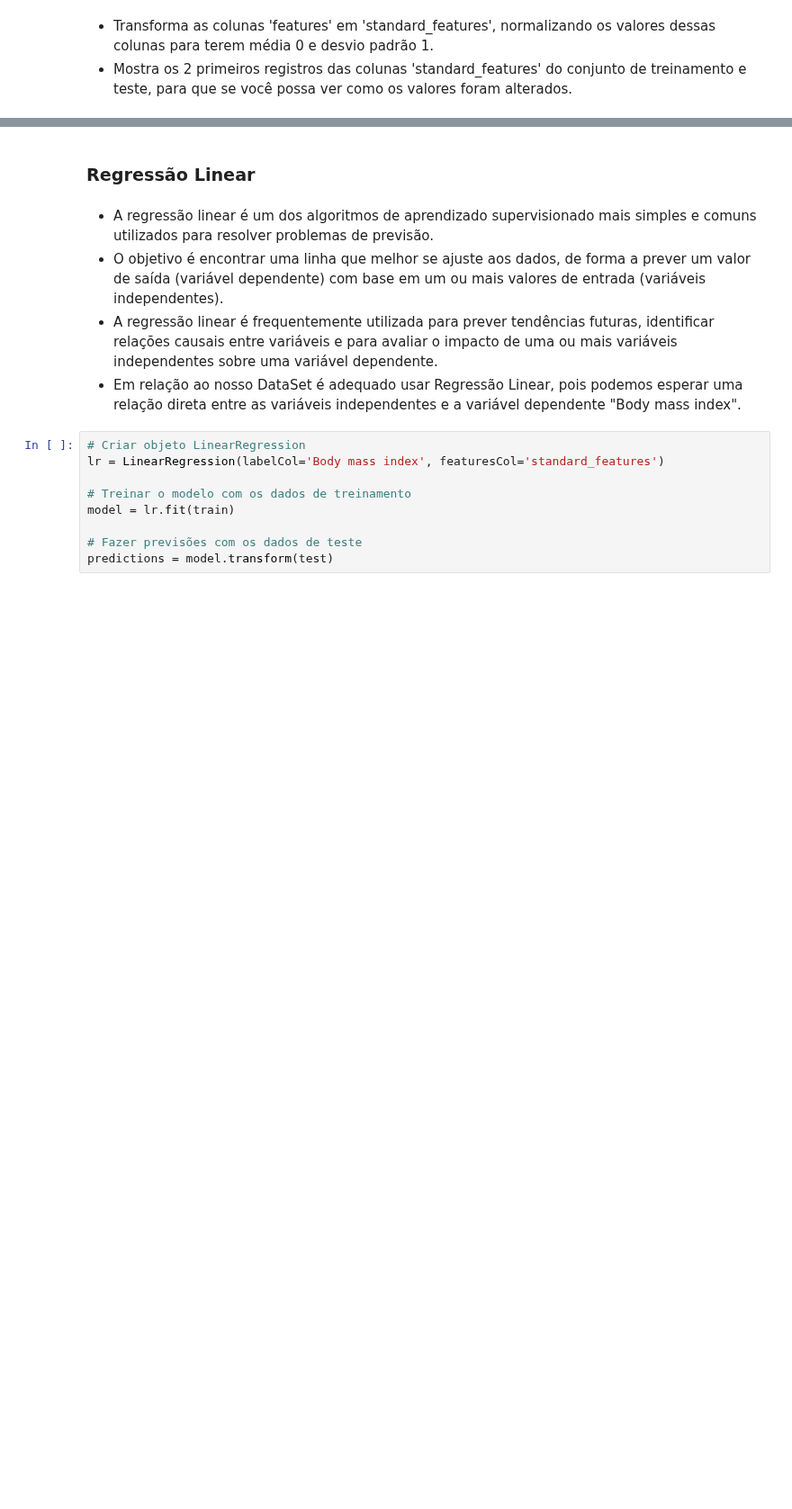
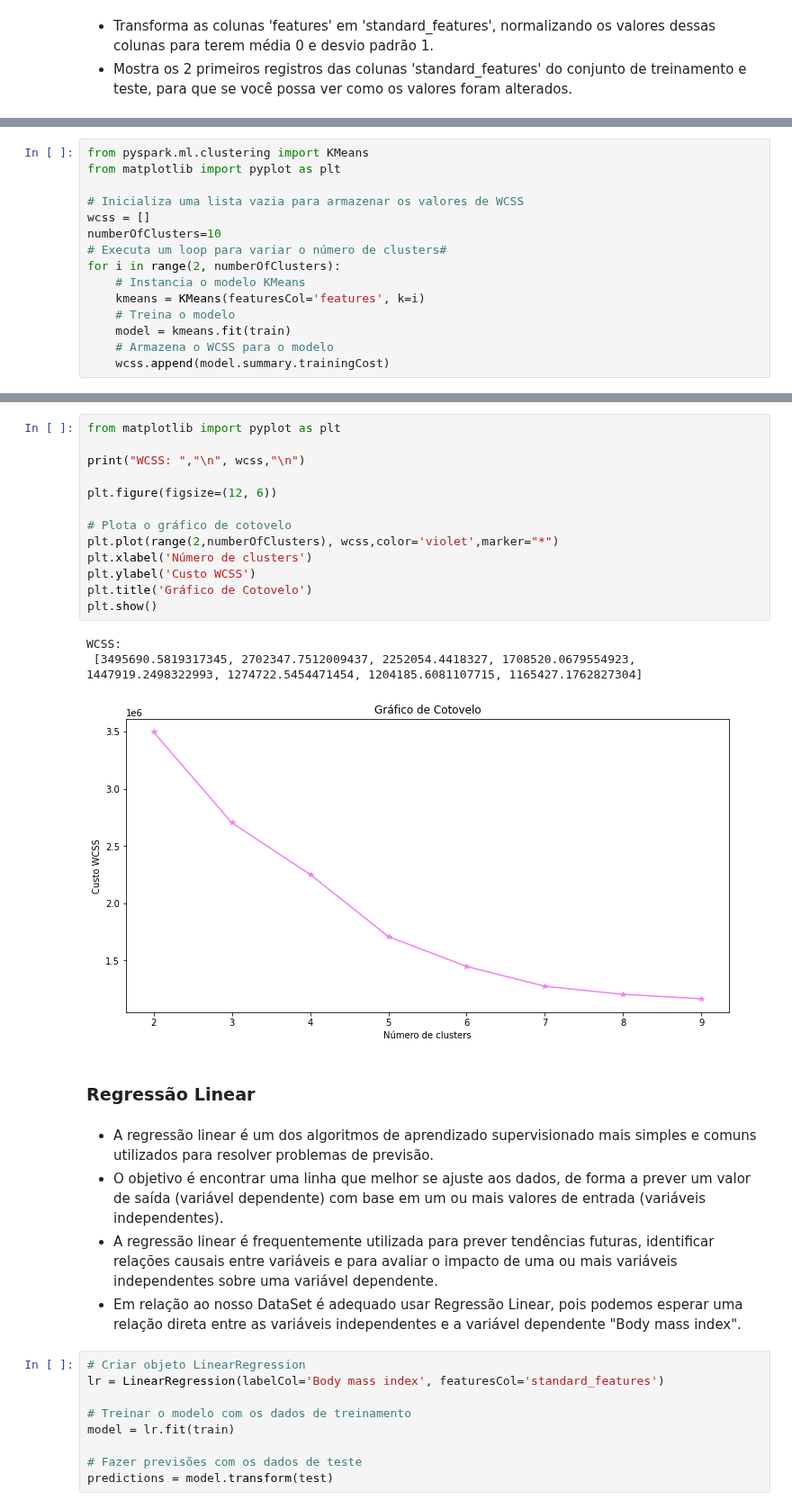
Before and after one commit to GuilhermeVCCdaSilva/ProjetoBD, a Jupyter notebook: ProjetoBigData_GuilhermeSilvaMarineFournieGonçaloAlves.ipynb, the cells around one changed output, grey strips where cells are left out. Shown at 90% size. Drawn from its saved outputs; the diff is of its cells as text; blank space fills up the shorter version.

Commit message:
added k-means model

```diff
--- a/ProjetoBigData_GuilhermeSilvaMarineFournieGonçaloAlves.ipynb
+++ b/ProjetoBigData_GuilhermeSilvaMarineFournieGonçaloAlves.ipynb
@@ -806,0 +797,15 @@ only showing top 2 rows
+# %%
+from pyspark.ml.clustering import KMeans
+from matplotlib import pyplot as plt
+
+# Inicializa uma lista vazia para armazenar os valores de WCSS
+wcss = []
+numberOfClusters=10
+# Executa um loop para variar o número de clusters#
+for i in range(2, numberOfClusters):
+    # Instancia o modelo KMeans
+    kmeans = KMeans(featuresCol='features', k=i)
+    # Treina o modelo
+    model = kmeans.fit(train)
+    # Armazena o WCSS para o modelo
+    wcss.append(model.summary.trainingCost)
@@ -807,3 +814,20 @@ only showing top 2 rows
+# %%
+from matplotlib import pyplot as plt
+
+print("WCSS: ","\n", wcss,"\n")
+
+plt.figure(figsize=(12, 6))
+
+# Plota o gráfico de cotovelo
+plt.plot(range(2,numberOfClusters), wcss,color='violet',marker="*")
+plt.xlabel('Número de clusters')
+plt.ylabel('Custo WCSS')
+plt.title('Gráfico de Cotovelo')
+plt.show()
+# %% [output]
+WCSS:
+ [3495690.5819317345, 2702347.7512009437, 2252054.4418327, 1708520.0679554923, 1447919.2498322993, 1274722.5454471454, 1204185.6081107715, 1165427.1762827304]
+[figure, added]
 # %% [markdown]
 ### Regressão Linear
 # %% [markdown]
```
Also changed, not shown: parts of 25 cells of this notebook.
